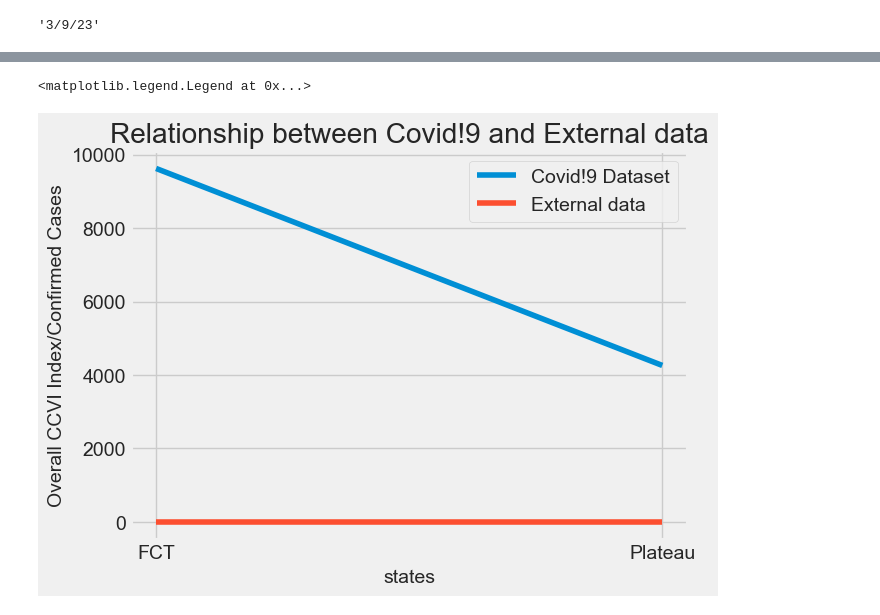
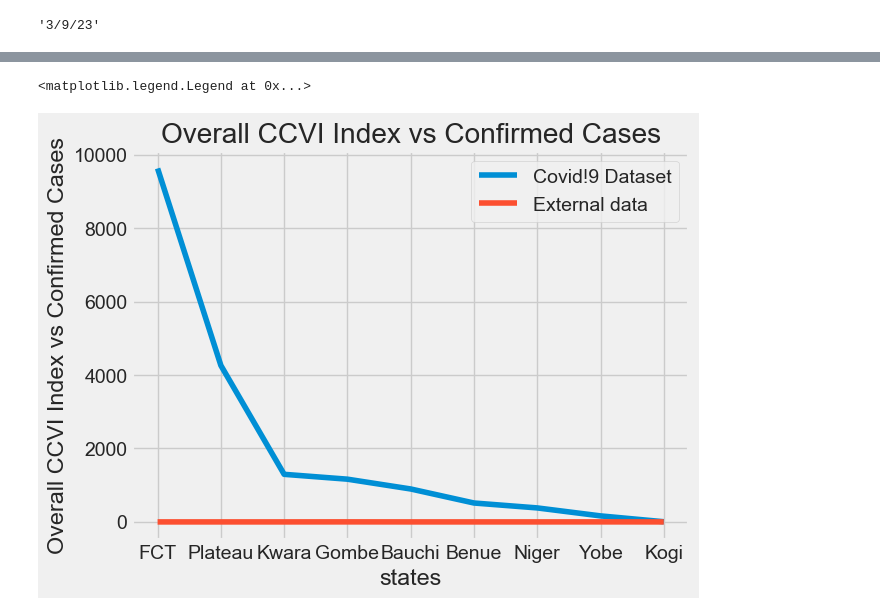
Before and after one commit to Ustacky-dev/Nigeria-COVID-19-Data-Analysis-Using-Python, a Jupyter notebook: My_Capstone Project-Copy1.ipynb, the cells around one changed output, grey strips where cells are left out. Drawn from its saved outputs; the diff is of its cells as text; code cells hidden in the pictures.

```diff
--- a/My_Capstone Project-Copy1.ipynb
+++ b/My_Capstone Project-Copy1.ipynb
@@ -1251,2 +1343,2 @@ dfdf.head()
 # %%
-top_10_dffff = dffff.nlargest(10, 'Overall CCVI Index')
+top_10_Covidexternal = df_Covidexternal.nlargest(10, 'Overall CCVI Index')
@@ -1266,0 +1359,2 @@ top_10_dffff
+# %%
+top_10_Covidexternal.reset_index(drop=True, inplace=True)
@@ -1267,3 +1375,3 @@ top_10_dffff
 # %%
 #change the column name to match the other dataset
-dfdf.rename(columns={'States Affected': 'states'}, inplace=True)
+dfCovidNig.rename(columns={'States Affected': 'states'}, inplace=True)
@@ -1286,6 +1414,6 @@ top_10_dfdf
 # %%
 # merge both datasets using their common column name
-merged_top10 = pd.merge(top_10_dffff, top_10_dfdf, on='states')
+merged_top10 = pd.merge(dfCovidNig, top_10_Covidexternal, on='states')
 # %%
 merged_top10
 # %% [output]
@@ -1295,11 +1430,11 @@ merged_top10
 # %%
 #Line plot
 plt.plot(merged_top10['states'], merged_top10['No. of Cases (Lab Confirmed)'], label='Covid!9 Dataset')
 plt.plot(merged_top10['states'], merged_top10['Overall CCVI Index'], label='External data')
 plt.xlabel('states')
-plt.ylabel('Overall CCVI Index/Confirmed Cases')
-plt.title('Relationship between Covid!9 and External data')
+plt.ylabel('Overall CCVI Index vs Confirmed Cases')
+plt.title('Overall CCVI Index vs Confirmed Cases')
 plt.legend()
 # %% [output]
 <matplotlib.legend.Legend at 0x...>
-[figure, old version]
+[figure, new version]
```
Also changed, not shown: parts of 74 cells of this notebook, 7 other files.
